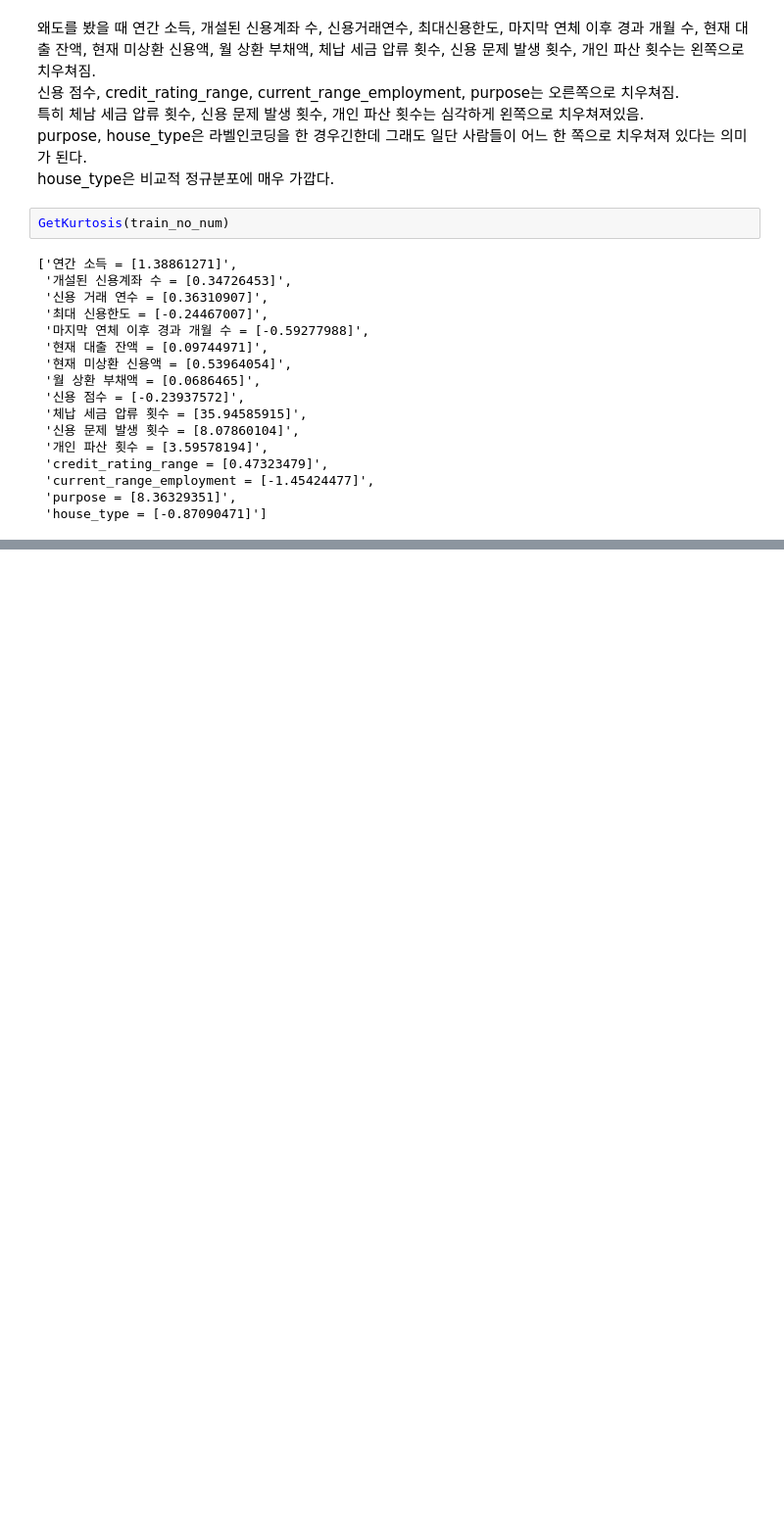
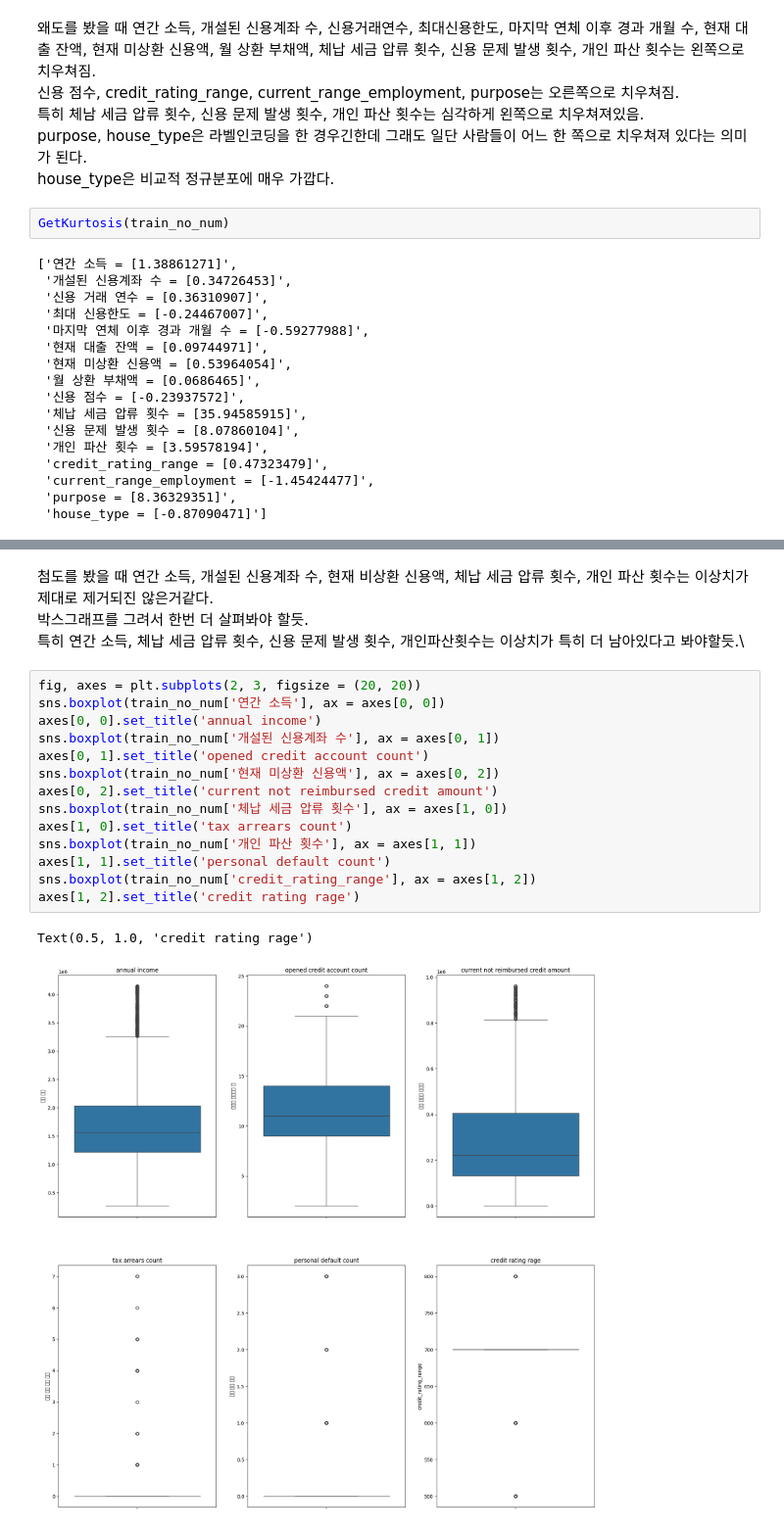
Before and after one commit to jayiuk/default-pred, a Jupyter notebook: eda_data.ipynb, the cells around one changed output, grey strips where cells are left out. Shown at 98% size. Cells and saved outputs as stored; diff of their text form; blank space fills up the shorter version.

Commit message:
draw boxplot

```diff
--- a/eda_data.ipynb
+++ b/eda_data.ipynb
@@ -879 +897,22 @@ GetKurtosis(train_no_num)
 현재 대출 잔액, 월 상환 부채액의 경우 비교적 정규분포와 가깝다
+# %% [markdown]
+첨도를 봤을 때 연간 소득, 개설된 신용계좌 수, 현재 비상환 신용액, 체납 세금 압류 횟수, 개인 파산 횟수는 이상치가 제대로 제거되진 않은거같다.\
+박스그래프를 그려서 한번 더 살펴봐야 할듯.\
+특히 연간 소득, 체납 세금 압류 횟수, 신용 문제 발생 횟수, 개인파산횟수는 이상치가 특히 더 남아있다고 봐야할듯.\
+# %%
+fig, axes = plt.subplots(2, 3, figsize = (20, 20))
+sns.boxplot(train_no_num['연간 소득'], ax = axes[0, 0])
+axes[0, 0].set_title('annual income')
+sns.boxplot(train_no_num['개설된 신용계좌 수'], ax = axes[0, 1])
+axes[0, 1].set_title('opened credit account count')
+sns.boxplot(train_no_num['현재 미상환 신용액'], ax = axes[0, 2])
+axes[0, 2].set_title('current not reimbursed credit amount')
+sns.boxplot(train_no_num['체납 세금 압류 횟수'], ax = axes[1, 0])
+axes[1, 0].set_title('tax arrears count')
+sns.boxplot(train_no_num['개인 파산 횟수'], ax = axes[1, 1])
+axes[1, 1].set_title('personal default count')
+sns.boxplot(train_no_num['credit_rating_range'], ax = axes[1, 2])
+axes[1, 2].set_title('credit rating rage')
+# %% [output]
+Text(0.5, 1.0, 'credit rating rage')
+[figure, added]
```
Also changed, not shown: parts of 3 cells of this notebook.
